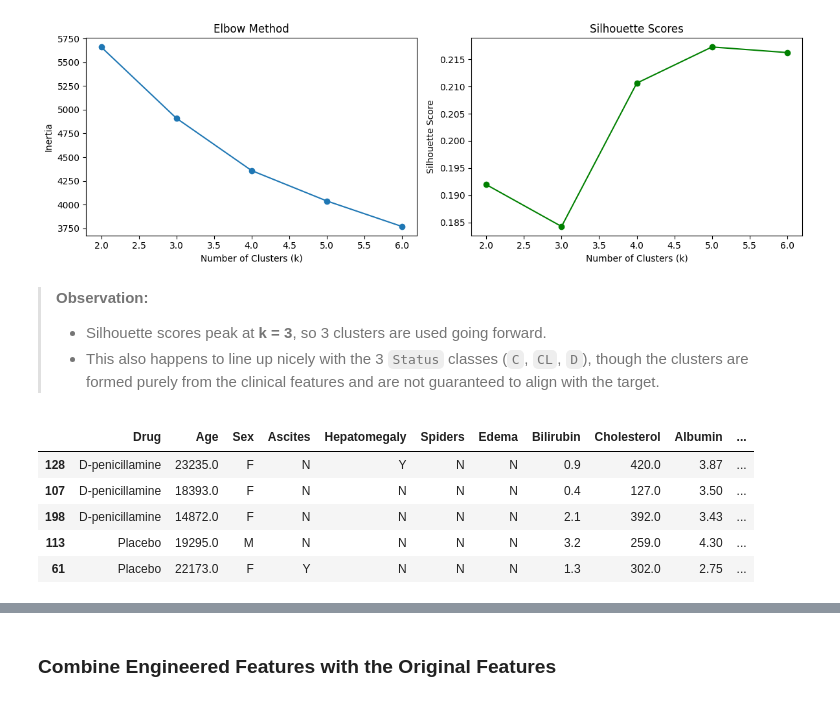
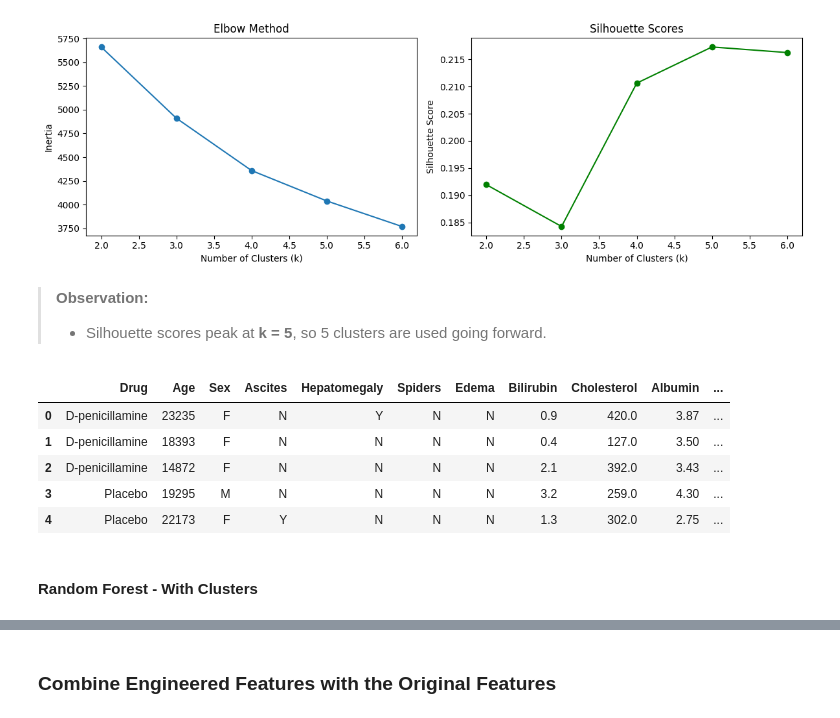
Before and after one commit to swirita/Cirrhosis-Prediction, a Jupyter notebook: Cirrhosis_Prediction.ipynb, the cells around one changed output, grey strips where cells are left out. Cells and saved outputs as stored; diff of their text form; code cells hidden in the pictures.

Commit message:
Edited Clustering + Combined PCA & Cluster with Observations.

```diff
--- a/Cirrhosis_Prediction.ipynb
+++ b/Cirrhosis_Prediction.ipynb
@@ -1013,38 +1013,45 @@ print("Silhouette scores by k:", [round(s, 3) for s in sil_scores]);
 # %% [output]
 Silhouette scores by k: [np.float64(0.192), np.float64(0.184), np.float64(0.211), np.float64(0.217), np.float64(0.216)]
 [figure]
-# %% [markdown]
-> **Observation:**
-> - Silhouette scores peak at **k = 3**, so 3 clusters are used going forward.
-> - This also happens to line up nicely with the 3 `Status` classes (`C`, `CL`, `D`), though the clusters are formed purely from the clinical features and are not guaranteed to align with the target.
+# %% [markdown]
+> **Observation:**
+> - Silhouette scores peak at **k = 5**, so 5 clusters are used going forward.
 # %%
-best_k=3;
+best_k = 5
 
 final_kmeans = KMeans(
     n_clusters=best_k,
     random_state=42,
     n_init=10
 )
 
 final_kmeans.fit(X_train_pre)
 
 # predict cluster labels for train and test separately
 cluster_labels_train = final_kmeans.predict(X_train_pre)
 cluster_labels_test = final_kmeans.predict(X_test_pre)
 
 # turn labels into DataFrames so pd.concat works
 cluster_train_df = pd.DataFrame(cluster_labels_train, columns=['Cluster'])
 cluster_test_df = pd.DataFrame(cluster_labels_test, columns=['Cluster'])
 
-# concat cluster labels onto the original X_train/X_test
-X_train_cluster = pd.concat( [X_train, cluster_train_df], axis=1)
-X_test_cluster = pd.concat([X_test, cluster_test_df],axis=1)
+# reset index on BOTH sides so concat aligns row-by-row, not by old index labels
+X_train_cluster = pd.concat(
+    [X_train.reset_index(drop=True), cluster_train_df.reset_index(drop=True)],
+    axis=1
+)
+X_test_cluster = pd.concat(
+    [X_test.reset_index(drop=True), cluster_test_df.reset_index(drop=True)],
+    axis=1
+)
 
 X_train_cluster.head()
 # %% [output]
 |  | Drug | Age | Sex | Ascites | Hepatomegaly | Spiders | Edema | Bilirubin | Cholesterol | Albumin | ... |
-| 128 | D-penicillamine | 23235.0 | F | N | Y | N | N | 0.9 | 420.0 | 3.87 | ... |
-| 107 | D-penicillamine | 18393.0 | F | N | N | N | N | 0.4 | 127.0 | 3.50 | ... |
-| 198 | D-penicillamine | 14872.0 | F | N | N | N | N | 2.1 | 392.0 | 3.43 | ... |
-| 113 | Placebo | 19295.0 | M | N | N | N | N | 3.2 | 259.0 | 4.30 | ... |
-| 61 | Placebo | 22173.0 | F | Y | N | N | N | 1.3 | 302.0 | 2.75 | ... |
+| 0 | D-penicillamine | 23235 | F | N | Y | N | N | 0.9 | 420.0 | 3.87 | ... |
+| 1 | D-penicillamine | 18393 | F | N | N | N | N | 0.4 | 127.0 | 3.50 | ... |
+| 2 | D-penicillamine | 14872 | F | N | N | N | N | 2.1 | 392.0 | 3.43 | ... |
+| 3 | Placebo | 19295 | M | N | N | N | N | 3.2 | 259.0 | 4.30 | ... |
+| 4 | Placebo | 22173 | F | Y | N | N | N | 1.3 | 302.0 | 2.75 | ... |
+# %% [markdown]
+#### Random Forest - With Clusters
```
Also changed, not shown: parts of 13 cells of this notebook.
